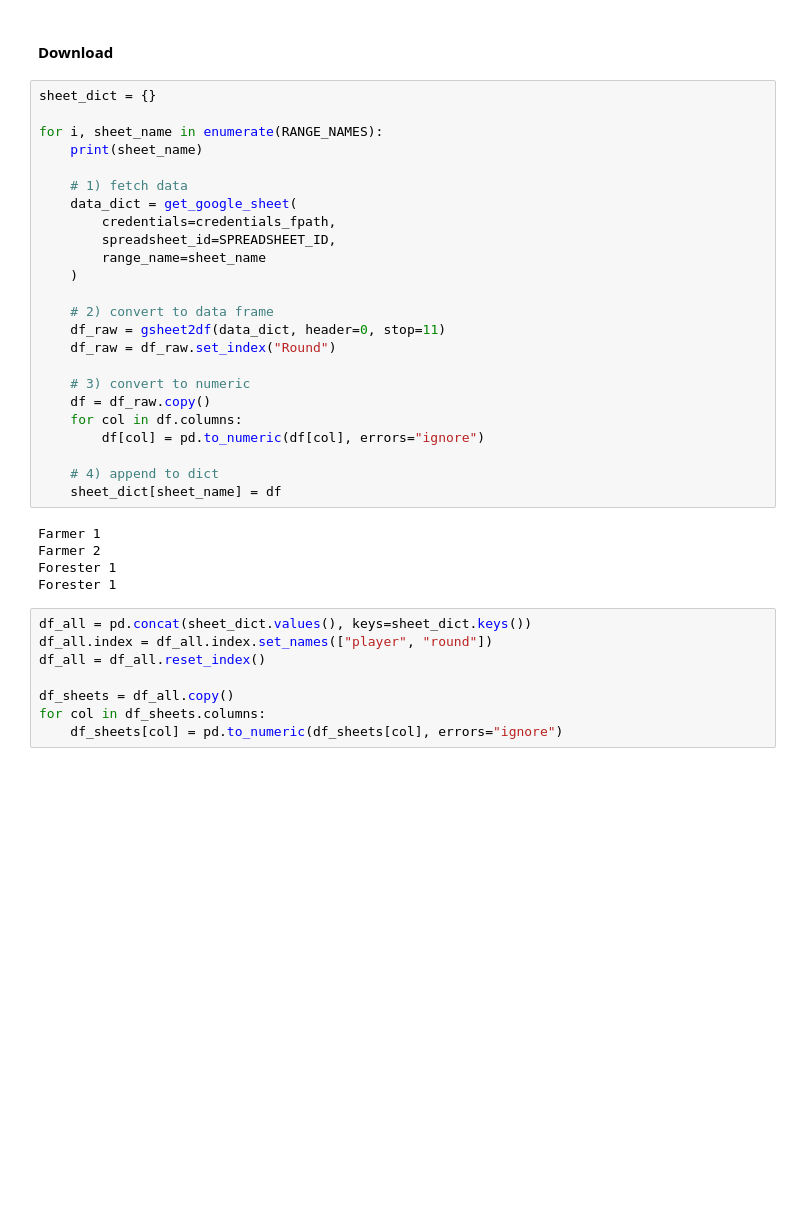
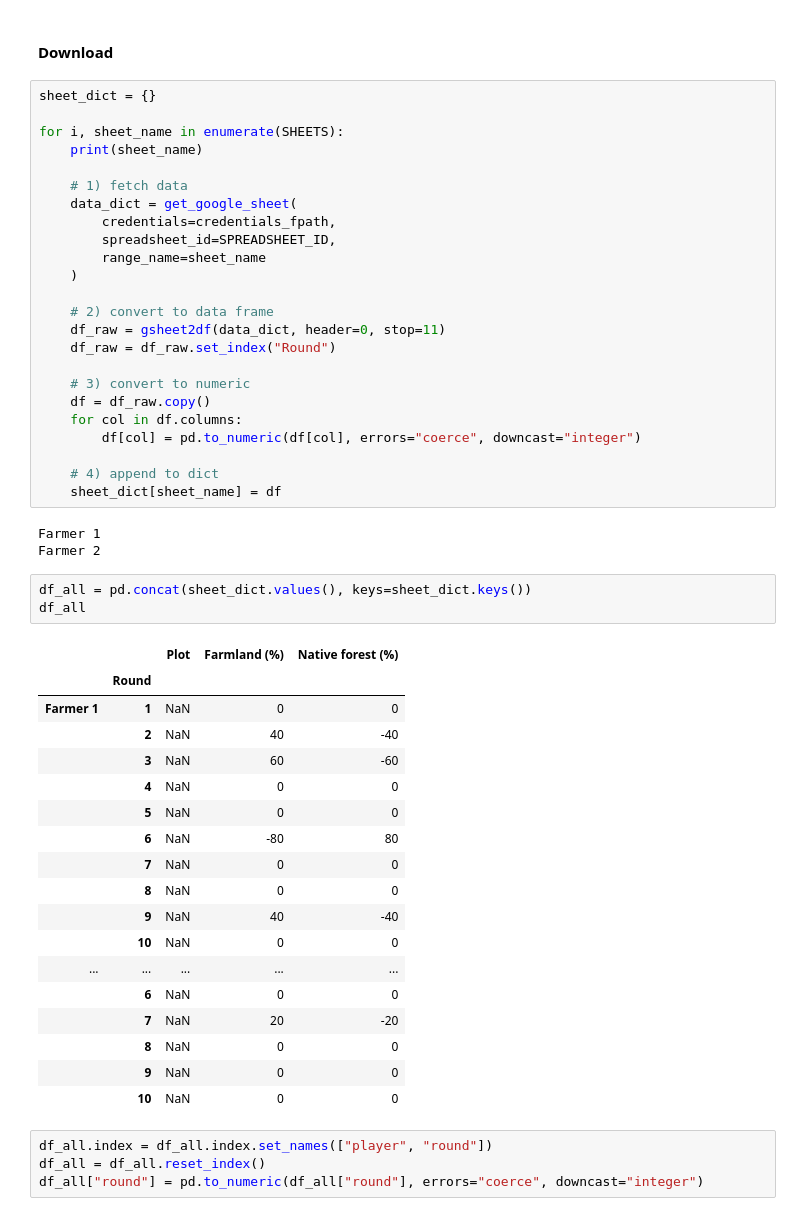
Before and after one commit to derpyninja/gecm, a Jupyter notebook: notebooks/1.1-fz-fetch-gdrive-sheets.ipynb, the cells around one changed output. Drawn from its saved outputs; the diff is of its cells as text; blank space fills up the shorter version.

```diff
--- a/notebooks/1.1-fz-fetch-gdrive-sheets.ipynb
+++ b/notebooks/1.1-fz-fetch-gdrive-sheets.ipynb
@@ -115,7 +141,7 @@ credentials_fpath = os.path.join(project_dir, 'google_api_credentials.json')
 # %%
 sheet_dict = {}
 
-for i, sheet_name in enumerate(RANGE_NAMES):
+for i, sheet_name in enumerate(SHEETS):
     print(sheet_name)
 
     # 1) fetch data
@@ -132,20 +158,36 @@ for i, sheet_name in enumerate(RANGE_NAMES):
     # 3) convert to numeric
     df = df_raw.copy()
     for col in df.columns:
-        df[col] = pd.to_numeric(df[col], errors="ignore")
+        df[col] = pd.to_numeric(df[col], errors="coerce", downcast="integer")
 
     # 4) append to dict
     sheet_dict[sheet_name] = df
 # %% [output]
 Farmer 1
 Farmer 2
-Forester 1
-Forester 1
+# %%
+df_all = pd.concat(sheet_dict.values(), keys=sheet_dict.keys())
+df_all
+# %% [output]
+|  |  | Plot | Farmland (%) | Native forest (%) |
+|  | Round |  |  |  |
+| Farmer 1 | 1 | NaN | 0 | 0 |
+|  | 2 | NaN | 40 | -40 |
+|  | 3 | NaN | 60 | -60 |
+|  | 4 | NaN | 0 | 0 |
+|  | 5 | NaN | 0 | 0 |
+|  | 6 | NaN | -80 | 80 |
+|  | 7 | NaN | 0 | 0 |
+|  | 8 | NaN | 0 | 0 |
+|  | 9 | NaN | 40 | -40 |
+|  | 10 | NaN | 0 | 0 |
+| ... | ... | ... | ... | ... |
+|  | 6 | NaN | 0 | 0 |
+|  | 7 | NaN | 20 | -20 |
+|  | 8 | NaN | 0 | 0 |
+|  | 9 | NaN | 0 | 0 |
+|  | 10 | NaN | 0 | 0 |
 # %%
-df_all = pd.concat(sheet_dict.values(), keys=sheet_dict.keys())
 df_all.index = df_all.index.set_names(["player", "round"])
 df_all = df_all.reset_index()
-
-df_sheets = df_all.copy()
-for col in df_sheets.columns:
-    df_sheets[col] = pd.to_numeric(df_sheets[col], errors="ignore")
+df_all["round"] = pd.to_numeric(df_all["round"], errors="coerce", downcast="integer")
```
Also changed, not shown: parts of 9 cells of this notebook, 1 other file.
